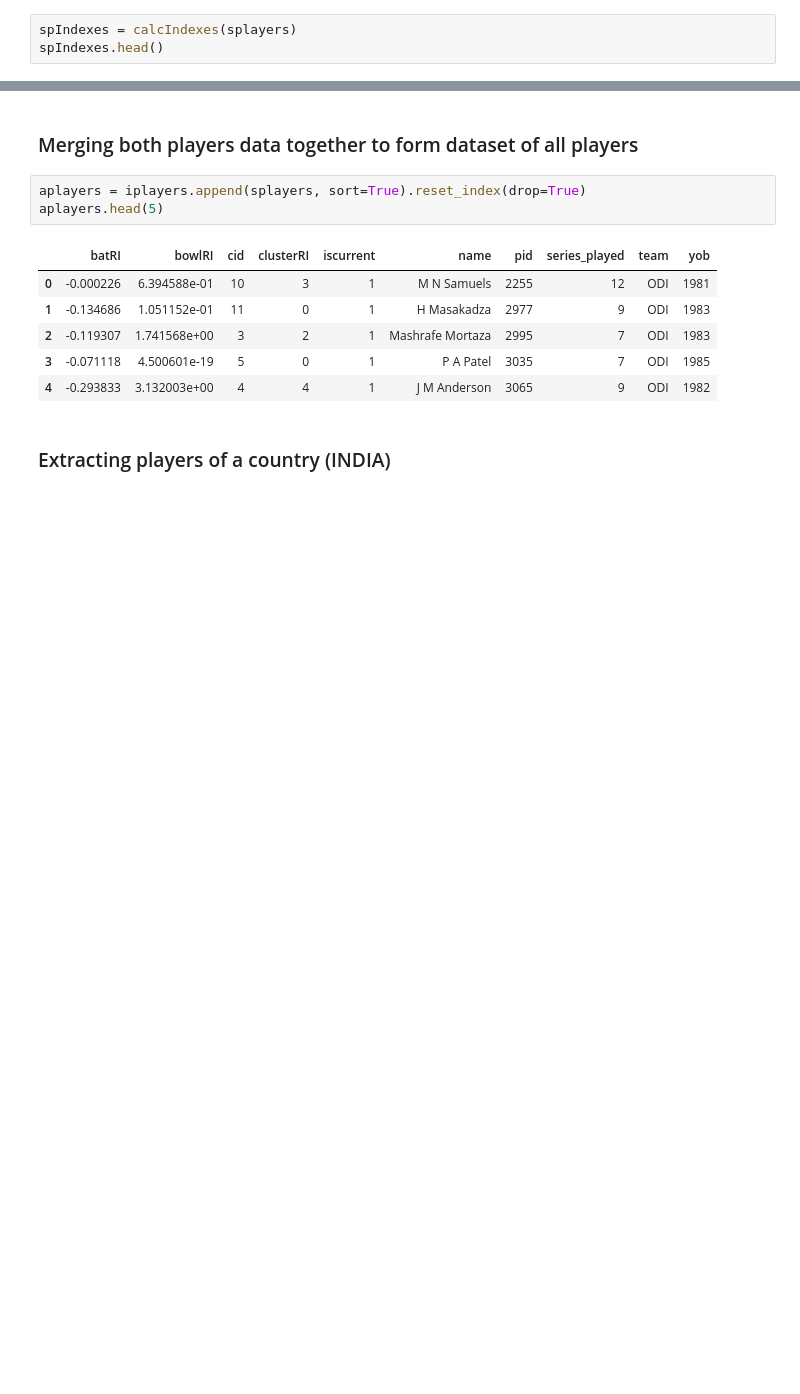
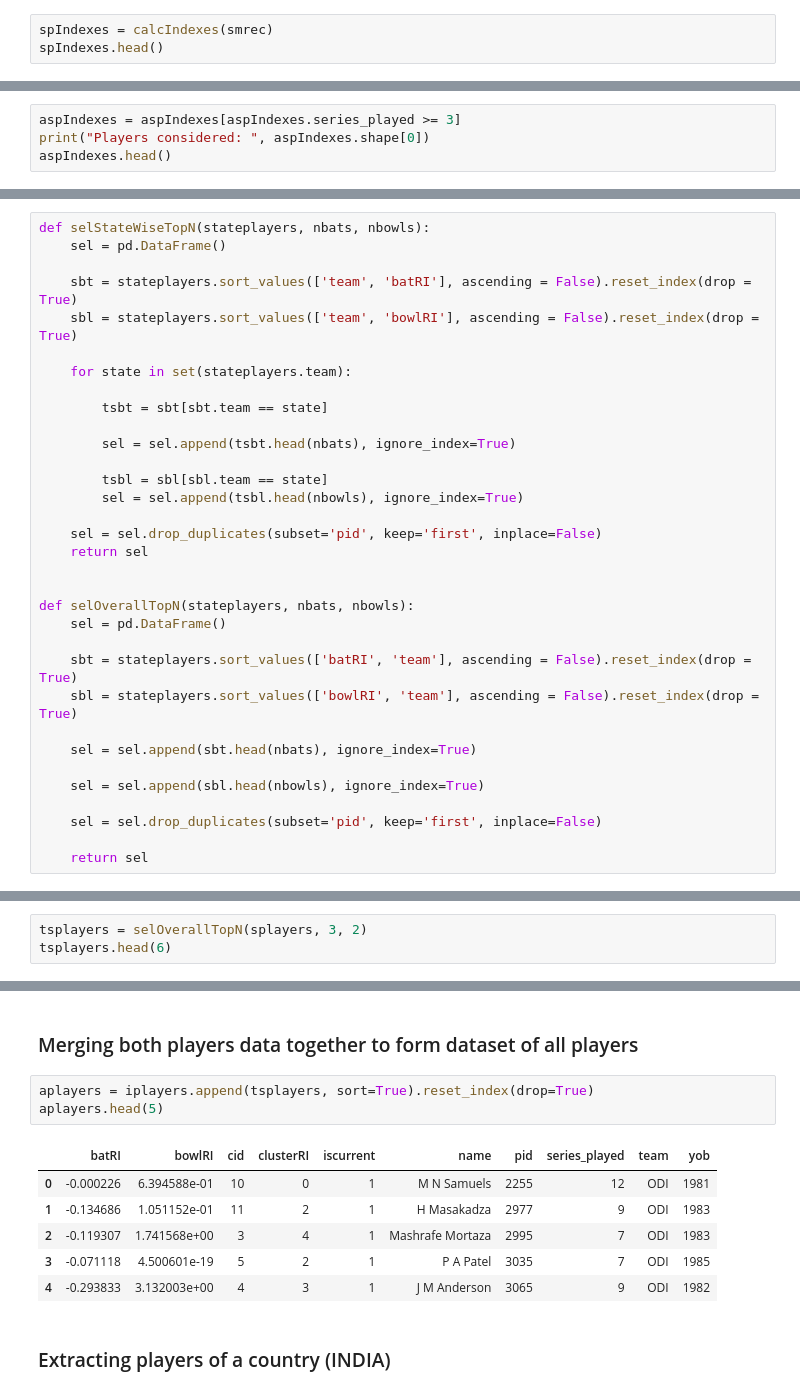
Before and after one commit to chaurasiayush/Player-Recommendation-System, a Jupyter notebook: PRS Whole.ipynb, the cells around one changed output, grey strips where cells are left out. Drawn from its saved outputs; the diff is of its cells as text; blank space fills up the shorter version.

```diff
--- a/PRS Whole.ipynb
+++ b/PRS Whole.ipynb
@@ -331,7 +322,7 @@ splayers['overs'].replace({0.0 : 0.1}, inplace=True)
 # %% [markdown]
 ### Caluculating series-wise ranking indexes
 # %%
-spIndexes = calcIndexes(splayers)
+spIndexes = calcIndexes(smrec)
 spIndexes.head()
 # %% [output]
 |  | batRI | bowlRI | pid | series_code |
@@ -354,0 +348,4 @@ aspIndexes.head()
+# %%
+aspIndexes = aspIndexes[aspIndexes.series_played >= 3]
+print("Players considered: ", aspIndexes.shape[0])
+aspIndexes.head()
@@ -548,0 +553,33 @@ getMaxIndexes(waspIndexes, 5)
+# %%
+def selStateWiseTopN(stateplayers, nbats, nbowls):
+    sel = pd.DataFrame()
+
+    sbt = stateplayers.sort_values(['team', 'batRI'], ascending = False).reset_index(drop = True)
+    sbl = stateplayers.sort_values(['team', 'bowlRI'], ascending = False).reset_index(drop = True)
+
+    for state in set(stateplayers.team):
+
+        tsbt = sbt[sbt.team == state]
+
+        sel = sel.append(tsbt.head(nbats), ignore_index=True)
+
+        tsbl = sbl[sbl.team == state]
+        sel = sel.append(tsbl.head(nbowls), ignore_index=True)
+
+    sel = sel.drop_duplicates(subset='pid', keep='first', inplace=False)
+    return sel
+
+
+def selOverallTopN(stateplayers, nbats, nbowls):
+    sel = pd.DataFrame()
+
+    sbt = stateplayers.sort_values(['batRI', 'team'], ascending = False).reset_index(drop = True)
+    sbl = stateplayers.sort_values(['bowlRI', 'team'], ascending = False).reset_index(drop = True)
+
+    sel = sel.append(sbt.head(nbats), ignore_index=True)
+
+    sel = sel.append(sbl.head(nbowls), ignore_index=True)
+
+    sel = sel.drop_duplicates(subset='pid', keep='first', inplace=False)
+
+    return sel
@@ -662,0 +701,3 @@ splayers.tail()
+# %%
+tsplayers = selOverallTopN(splayers, 3, 2)
+tsplayers.head(6)
@@ -663,15 +711,15 @@ splayers.tail()
 # %% [markdown]
 ### Merging both players data together to form dataset of all players
 # %%
-aplayers = iplayers.append(splayers, sort=True).reset_index(drop=True)
+aplayers = iplayers.append(tsplayers, sort=True).reset_index(drop=True)
 aplayers.head(5)
 # %% [output]
 |  | batRI | bowlRI | cid | clusterRI | iscurrent | name | pid | series_played | team | yob |
-| 0 | -0.000226 | 6.394588e-01 | 10 | 3 | 1 | M N Samuels | 2255 | 12 | ODI | 1981 |
-| 1 | -0.134686 | 1.051152e-01 | 11 | 0 | 1 | H Masakadza | 2977 | 9 | ODI | 1983 |
-| 2 | -0.119307 | 1.741568e+00 | 3 | 2 | 1 | Mashrafe Mortaza | 2995 | 7 | ODI | 1983 |
-| 3 | -0.071118 | 4.500601e-19 | 5 | 0 | 1 | P A Patel | 3035 | 7 | ODI | 1985 |
-| 4 | -0.293833 | 3.132003e+00 | 4 | 4 | 1 | J M Anderson | 3065 | 9 | ODI | 1982 |
+| 0 | -0.000226 | 6.394588e-01 | 10 | 0 | 1 | M N Samuels | 2255 | 12 | ODI | 1981 |
+| 1 | -0.134686 | 1.051152e-01 | 11 | 2 | 1 | H Masakadza | 2977 | 9 | ODI | 1983 |
+| 2 | -0.119307 | 1.741568e+00 | 3 | 4 | 1 | Mashrafe Mortaza | 2995 | 7 | ODI | 1983 |
+| 3 | -0.071118 | 4.500601e-19 | 5 | 2 | 1 | P A Patel | 3035 | 7 | ODI | 1985 |
+| 4 | -0.293833 | 3.132003e+00 | 4 | 3 | 1 | J M Anderson | 3065 | 9 | ODI | 1982 |
 # %% [markdown]
 ### Extracting players of a country (INDIA)
 # %%
```
Also changed, not shown: parts of 29 cells of this notebook, 2 other files.
